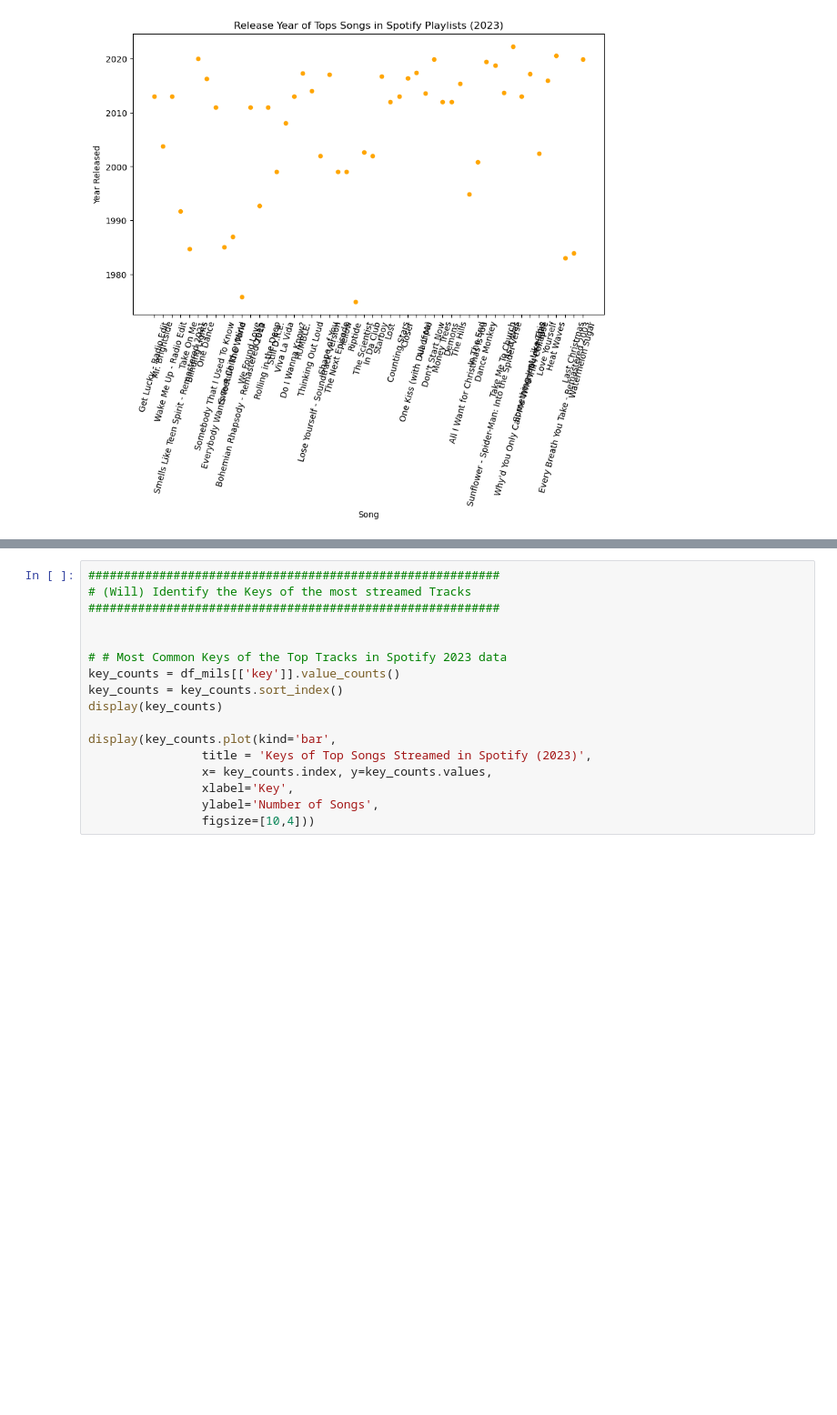
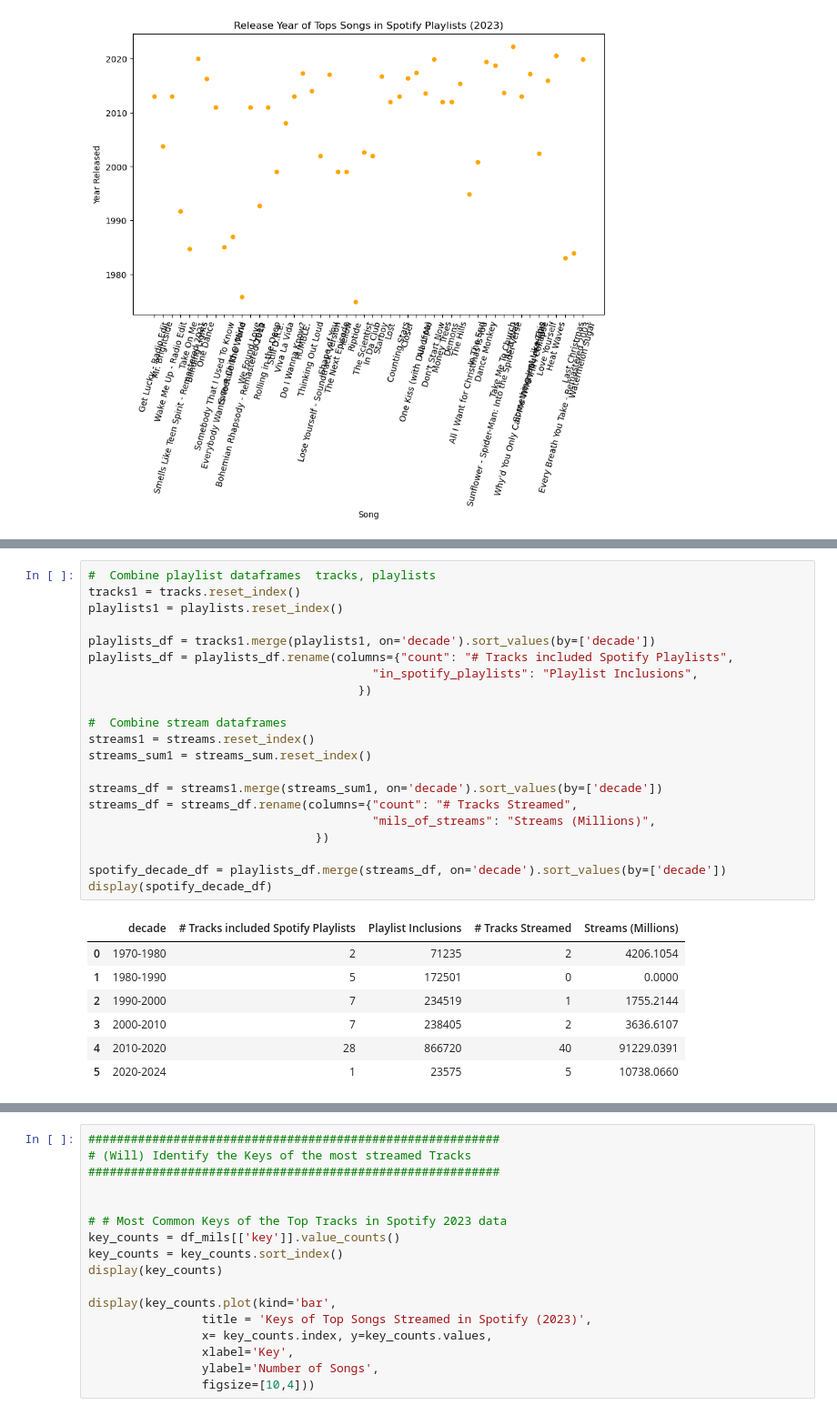
Before and after one commit to willablackmon/spotify_playlist_analysis, a Jupyter notebook: spotify_2023_data.ipynb, the cells around one changed output, grey strips where cells are left out. Shown at 91% size. Saved outputs shown, nothing was run; the diff lists cells and outputs as text; blank space fills up the shorter version.

```diff
--- a/spotify_2023_data.ipynb
+++ b/spotify_2023_data.ipynb
@@ -534,0 +562,29 @@ top_streams_dates_df = spotify_tracks_date.sort_values('mils_of_streams', ascend
+# %%
+#  Combine playlist dataframes  tracks, playlists
+tracks1 = tracks.reset_index()
+playlists1 = playlists.reset_index()
+
+playlists_df = tracks1.merge(playlists1, on='decade').sort_values(by=['decade'])
+playlists_df = playlists_df.rename(columns={"count": "# Tracks included Spotify Playlists",
+                                        "in_spotify_playlists": "Playlist Inclusions",
+                                      })
+
+#  Combine stream dataframes
+streams1 = streams.reset_index()
+streams_sum1 = streams_sum.reset_index()
+
+streams_df = streams1.merge(streams_sum1, on='decade').sort_values(by=['decade'])
+streams_df = streams_df.rename(columns={"count": "# Tracks Streamed",
+                                        "mils_of_streams": "Streams (Millions)",
+                                })
+
+spotify_decade_df = playlists_df.merge(streams_df, on='decade').sort_values(by=['decade'])
+display(spotify_decade_df)
+# %% [output]
+|  | decade | # Tracks included Spotify Playlists | Playlist Inclusions | # Tracks Streamed | Streams (Millions) |
+| 0 | 1970-1980 | 2 | 71235 | 2 | 4206.1054 |
+| 1 | 1980-1990 | 5 | 172501 | 0 | 0.0000 |
+| 2 | 1990-2000 | 7 | 234519 | 1 | 1755.2144 |
+| 3 | 2000-2010 | 7 | 238405 | 2 | 3636.6107 |
+| 4 | 2010-2020 | 28 | 866720 | 40 | 91229.0391 |
+| 5 | 2020-2024 | 1 | 23575 | 5 | 10738.0660 |
```
Also changed, not shown: parts of 7 cells of this notebook, 1 other file.
